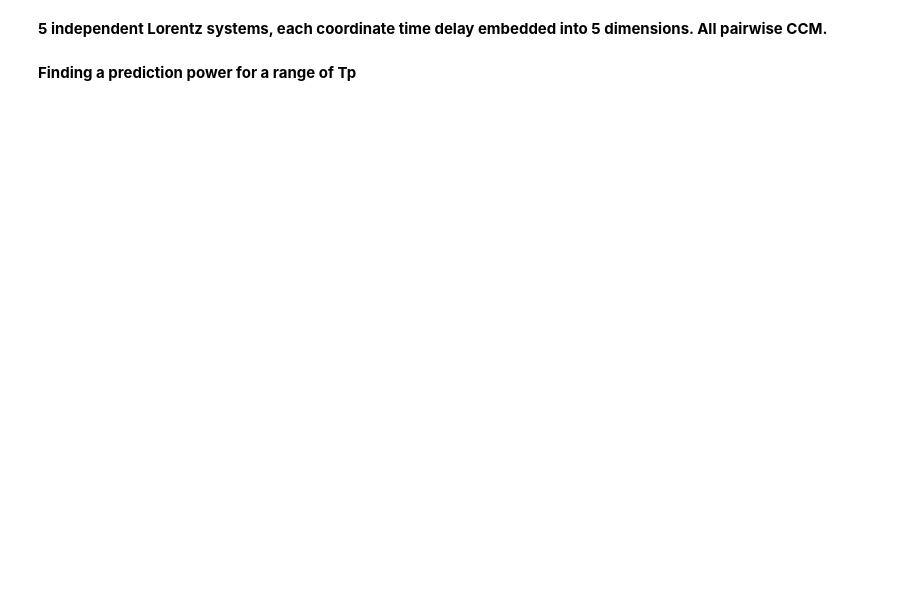
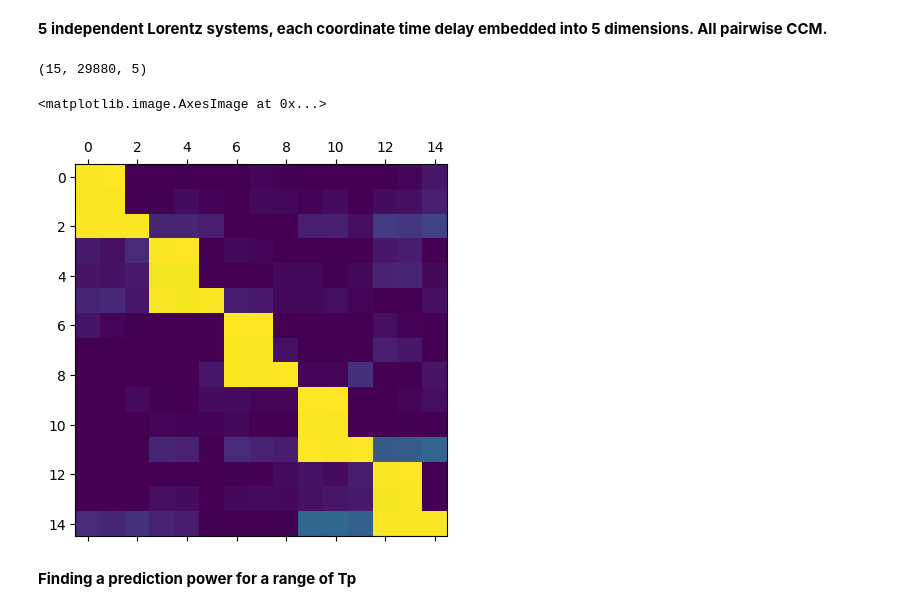
Before and after one commit to z7743/FastCCM, a Jupyter notebook: notebooks/FastCCM usage examples.ipynb, the cells around one changed output. Cells and saved outputs as stored; diff of their text form; code cells hidden in the pictures; blank space fills up the shorter version.

```diff
--- a/notebooks/FastCCM usage examples.ipynb
+++ b/notebooks/FastCCM usage examples.ipynb
@@ -8,7 +7,9 @@ import matplotlib.pyplot as plt
 import matplotlib.cm as cm
 import time
 # %%
-ccm = CCM.PairwiseCCM(device="cpu")
+ccm = PairwiseCCM(device="cpu")
+
+np.random.seed(0)
 # %% [markdown]
 **CCM for joint Rossler-Lorenz attractor**
 # %%
@@ -86,25 +103,25 @@ sizes = [80, 160, 320, 640, 1280, 2560, 5120, 10240, 20480]
 res_p_XY = []
 for i in sizes:
     for e in range(20):
-        res_p_XY += [ccm.compute(X[:,:3][None],X[:,3:][None],subset_size=100000,subsample_size=i,exclusion_rad=20,tp=0,method="simplex",nbrs_num = 10).mean()]
+        res_p_XY += [ccm.compute(X[:,:3][None],X[:,3:][None],library_size=100000,sample_size=i,exclusion_window=20,tp=0,method="simplex",nbrs_num = 10,seed=1).mean()]
 res_p_XY = np.array(res_p_XY).reshape(-1,20)
 
 res_p_YX= []
 for i in sizes:
     for e in range(20):
-        res_p_YX += [ccm.compute(X[:,3:][None],X[:,:3][None],subset_size=100000,subsample_size=i,exclusion_rad=20,tp=0,method="simplex",nbrs_num = 10).mean()]
+        res_p_YX += [ccm.compute(X[:,3:][None],X[:,:3][None],library_size=100000,sample_size=i,exclusion_window=20,tp=0,method="simplex",nbrs_num = 10,seed=1).mean()]
 res_p_YX = np.array(res_p_YX).reshape(-1,20)
 # %%
 res_l_XY = []
 for i in sizes:
     for e in range(20):
-        res_l_XY += [ccm.compute(X[:,:3][None],X[:,3:][None],subset_size=i,subsample_size=100000,exclusion_rad=20,tp=0,method="simplex",nbrs_num = 10).mean()]
+        res_l_XY += [ccm.compute(X[:,:3][None],X[:,3:][None],library_size=i,sample_size=100000,exclusion_window=20,tp=0,method="simplex",nbrs_num = 10,seed=1).mean()]
 res_l_XY = np.array(res_l_XY).reshape(-1,20)
 
 res_l_YX = []
 for i in sizes:
     for e in range(20):
-        res_l_YX += [ccm.compute(X[:,3:][None],X[:,:3][None],subset_size=i,subsample_size=100000,exclusion_rad=20,tp=0,method="simplex",nbrs_num = 10).mean()]
+        res_l_YX += [ccm.compute(X[:,3:][None],X[:,:3][None],library_size=i,sample_size=100000,exclusion_window=20,tp=0,method="simplex",nbrs_num = 10,seed=1).mean()]
 res_l_YX = np.array(res_l_YX).reshape(-1,20)
 # %%
 plt.figure(figsize=(14,5))
@@ -174,8 +194,13 @@ X = np.concatenate([get_truncated_lorenz_rand(280,n_steps=30000).T for i in rang
 X_emb = [utils.get_td_embedding_np(x[:,None],5,30,return_pred=False)[:,:,0] for x in X]
 # %%
 np.array(X_emb).shape
+# %% [output]
+(15, 29880, 5)
 # %%
-plt.matshow(ccm.compute(X_emb,X_emb,subset_size=2000,subsample_size=500,exclusion_rad=30,tp=100,method="simplex",nbrs_num = 10)[0],vmax=1,vmin=0)
+plt.matshow(ccm.compute(X_emb,X_emb,library_size=2000,sample_size=500,exclusion_window=30,tp=100,method="simplex",nbrs_num = 10,seed=1)[0],vmax=1,vmin=0)
+# %% [output]
+<matplotlib.image.AxesImage at 0x...>
+[figure, added]
 # %% [markdown]
 **Finding a prediction power for a range of Tp**
 # %%
```
Also changed, not shown: parts of 27 cells of this notebook, 7 other files.
